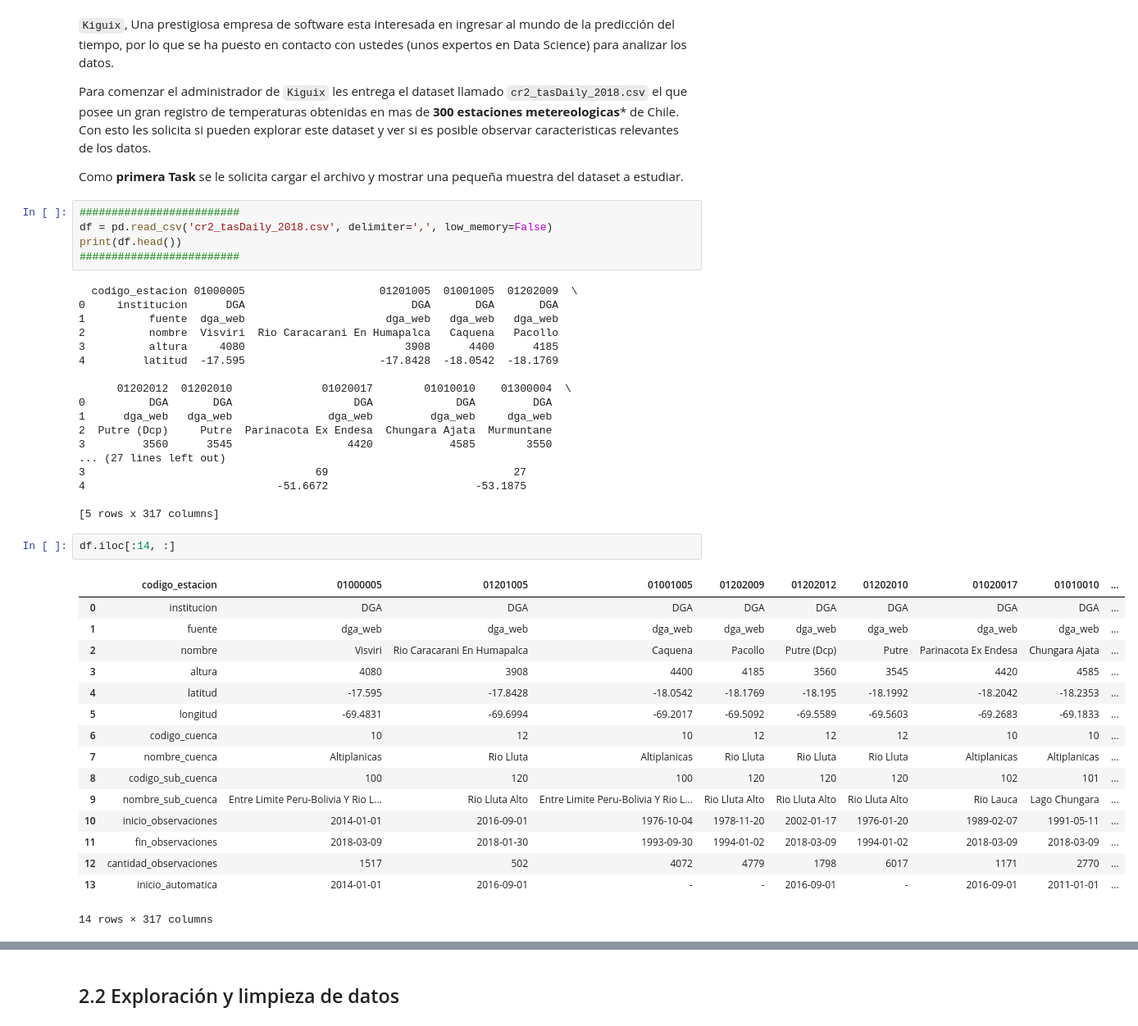
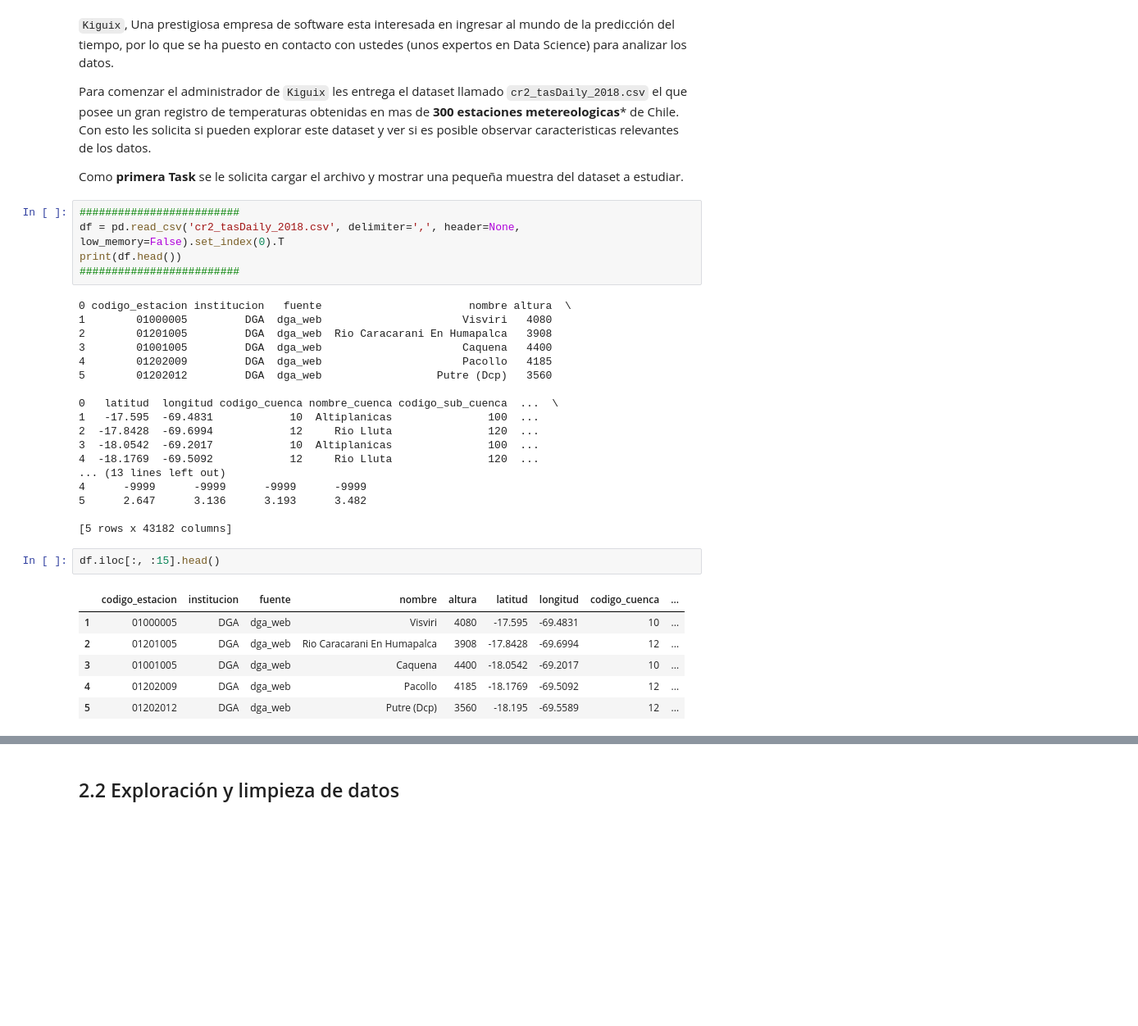
Before and after one commit to Johnny952/labDataScience, a Jupyter notebook: tarea1/Copia de Tarea_1.ipynb, the cells around one changed output, grey strips where cells are left out. Shown at 82% size. Drawn from its saved outputs; the diff is of its cells as text; blank space fills up the shorter version.

```diff
--- a/tarea1/Copia de Tarea_1.ipynb
+++ b/tarea1/Copia de Tarea_1.ipynb
@@ -350,44 +89,34 @@
 Como **primera Task** se le solicita cargar el archivo y mostrar una pequeña muestra del dataset a estudiar.
 # %%
 #########################
-df = pd.read_csv('cr2_tasDaily_2018.csv', delimiter=',', low_memory=False)
+df = pd.read_csv('cr2_tasDaily_2018.csv', delimiter=',', header=None, low_memory=False).set_index(0).T
 print(df.head())
 #########################
 # %% [output]
-  codigo_estacion 01000005                     01201005  01001005  01202009  \
-0     institucion      DGA                          DGA       DGA       DGA
-1          fuente  dga_web                      dga_web   dga_web   dga_web
-2          nombre  Visviri  Rio Caracarani En Humapalca   Caquena   Pacollo
-3          altura     4080                         3908      4400      4185
-4         latitud  -17.595                     -17.8428  -18.0542  -18.1769
+0 codigo_estacion institucion   fuente                       nombre altura  \
+1        01000005         DGA  dga_web                      Visviri   4080
+2        01201005         DGA  dga_web  Rio Caracarani En Humapalca   3908
+3        01001005         DGA  dga_web                      Caquena   4400
+4        01202009         DGA  dga_web                      Pacollo   4185
+5        01202012         DGA  dga_web                  Putre (Dcp)   3560
 
-      01202012  01202010              01020017        01010010    01300004  \
-0          DGA       DGA                   DGA             DGA         DGA
-1      dga_web   dga_web               dga_web         dga_web     dga_web
-2  Putre (Dcp)     Putre  Parinacota Ex Endesa  Chungara Ajata  Murmuntane
-3         3560      3545                  4420            4585        3550
-... (27 lines left out)
-3                                    69                             27
-4                              -51.6672                       -53.1875
+0   latitud  longitud codigo_cuenca nombre_cuenca codigo_sub_cuenca  ...  \
+1   -17.595  -69.4831            10  Altiplanicas               100  ...
+2  -17.8428  -69.6994            12     Rio Lluta               120  ...
+3  -18.0542  -69.2017            10  Altiplanicas               100  ...
+4  -18.1769  -69.5092            12     Rio Lluta               120  ...
+... (13 lines left out)
+4      -9999      -9999      -9999      -9999
+5      2.647      3.136      3.193      3.482
 
-[5 rows x 317 columns]
+[5 rows x 43182 columns]
 # %%
-df.iloc[:14, :]
+df.iloc[:, :15].head()
 # %% [output]
-|  | codigo_estacion | 01000005 | 01201005 | 01001005 | 01202009 | 01202012 | 01202010 | 01020017 | 01010010 | ... |
-| 0 | institucion | DGA | DGA | DGA | DGA | DGA | DGA | DGA | DGA | ... |
-| 1 | fuente | dga_web | dga_web | dga_web | dga_web | dga_web | dga_web | dga_web | dga_web | ... |
-| 2 | nombre | Visviri | Rio Caracarani En Humapalca | Caquena | Pacollo | Putre (Dcp) | Putre | Parinacota Ex Endesa | Chungara Ajata | ... |
-| 3 | altura | 4080 | 3908 | 4400 | 4185 | 3560 | 3545 | 4420 | 4585 | ... |
-| 4 | latitud | -17.595 | -17.8428 | -18.0542 | -18.1769 | -18.195 | -18.1992 | -18.2042 | -18.2353 | ... |
-| 5 | longitud | -69.4831 | -69.6994 | -69.2017 | -69.5092 | -69.5589 | -69.5603 | -69.2683 | -69.1833 | ... |
-| 6 | codigo_cuenca | 10 | 12 | 10 | 12 | 12 | 12 | 10 | 10 | ... |
-| 7 | nombre_cuenca | Altiplanicas | Rio Lluta | Altiplanicas | Rio Lluta | Rio Lluta | Rio Lluta | Altiplanicas | Altiplanicas | ... |
-| 8 | codigo_sub_cuenca | 100 | 120 | 100 | 120 | 120 | 120 | 102 | 101 | ... |
-| 9 | nombre_sub_cuenca | Entre Limite Peru-Bolivia Y Rio L... | Rio Lluta Alto | Entre Limite Peru-Bolivia Y Rio L... | Rio Lluta Alto | Rio Lluta Alto | Rio Lluta Alto | Rio Lauca | Lago Chungara | ... |
-| 10 | inicio_observaciones | 2014-01-01 | 2016-09-01 | 1976-10-04 | 1978-11-20 | 2002-01-17 | 1976-01-20 | 1989-02-07 | 1991-05-11 | ... |
-| 11 | fin_observaciones | 2018-03-09 | 2018-01-30 | 1993-09-30 | 1994-01-02 | 2018-03-09 | 1994-01-02 | 2018-03-09 | 2018-03-09 | ... |
-| 12 | cantidad_observaciones | 1517 | 502 | 4072 | 4779 | 1798 | 6017 | 1171 | 2770 | ... |
-| 13 | inicio_automatica | 2014-01-01 | 2016-09-01 | - | - | 2016-09-01 | - | 2016-09-01 | 2011-01-01 | ... |
+|  | codigo_estacion | institucion | fuente | nombre | altura | latitud | longitud | codigo_cuenca | ... |
+| 1 | 01000005 | DGA | dga_web | Visviri | 4080 | -17.595 | -69.4831 | 10 | ... |
+| 2 | 01201005 | DGA | dga_web | Rio Caracarani En Humapalca | 3908 | -17.8428 | -69.6994 | 12 | ... |
+| 3 | 01001005 | DGA | dga_web | Caquena | 4400 | -18.0542 | -69.2017 | 10 | ... |
+| 4 | 01202009 | DGA | dga_web | Pacollo | 4185 | -18.1769 | -69.5092 | 12 | ... |
+| 5 | 01202012 | DGA | dga_web | Putre (Dcp) | 3560 | -18.195 | -69.5589 | 12 | ... |
-14 rows × 317 columns
 # %%
```
Also changed, not shown: parts of 78 cells of this notebook.
